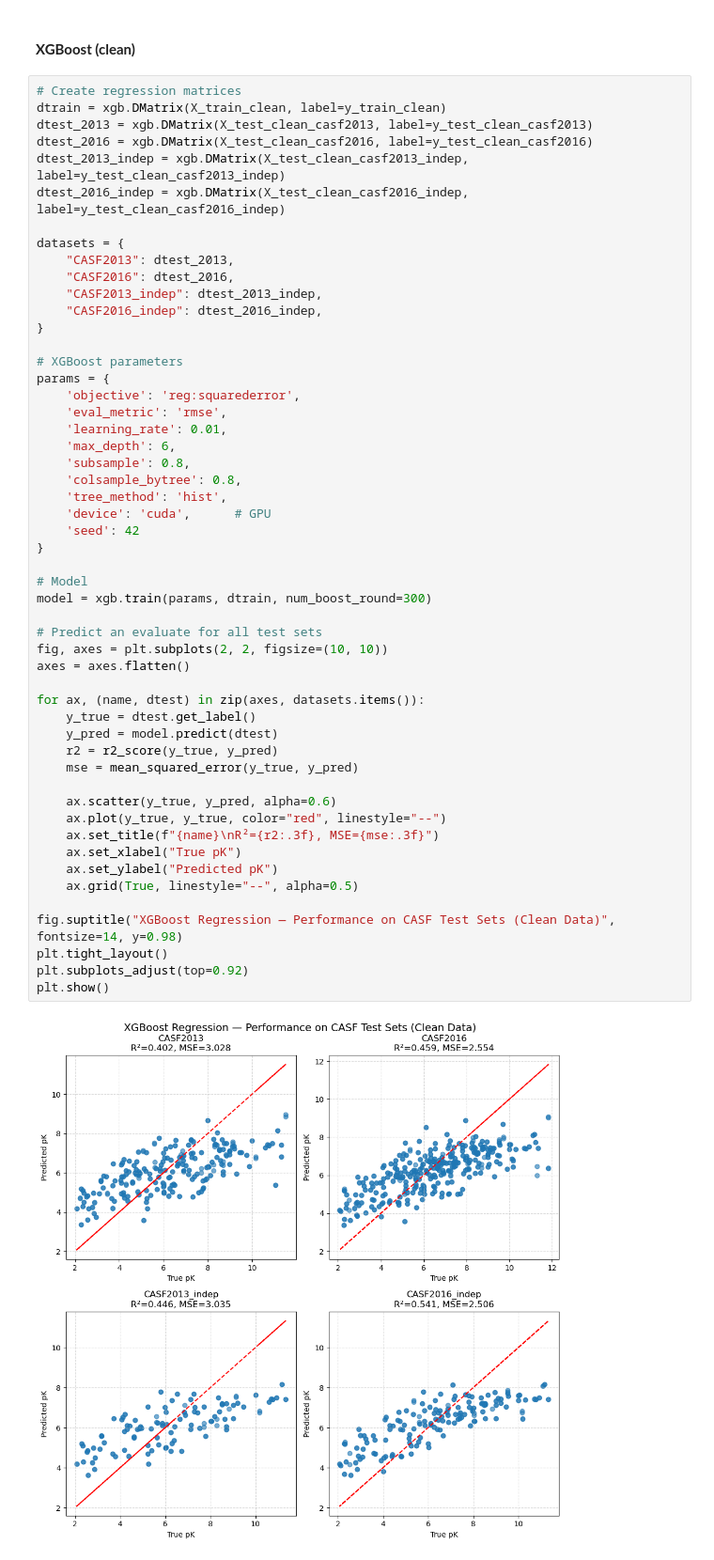
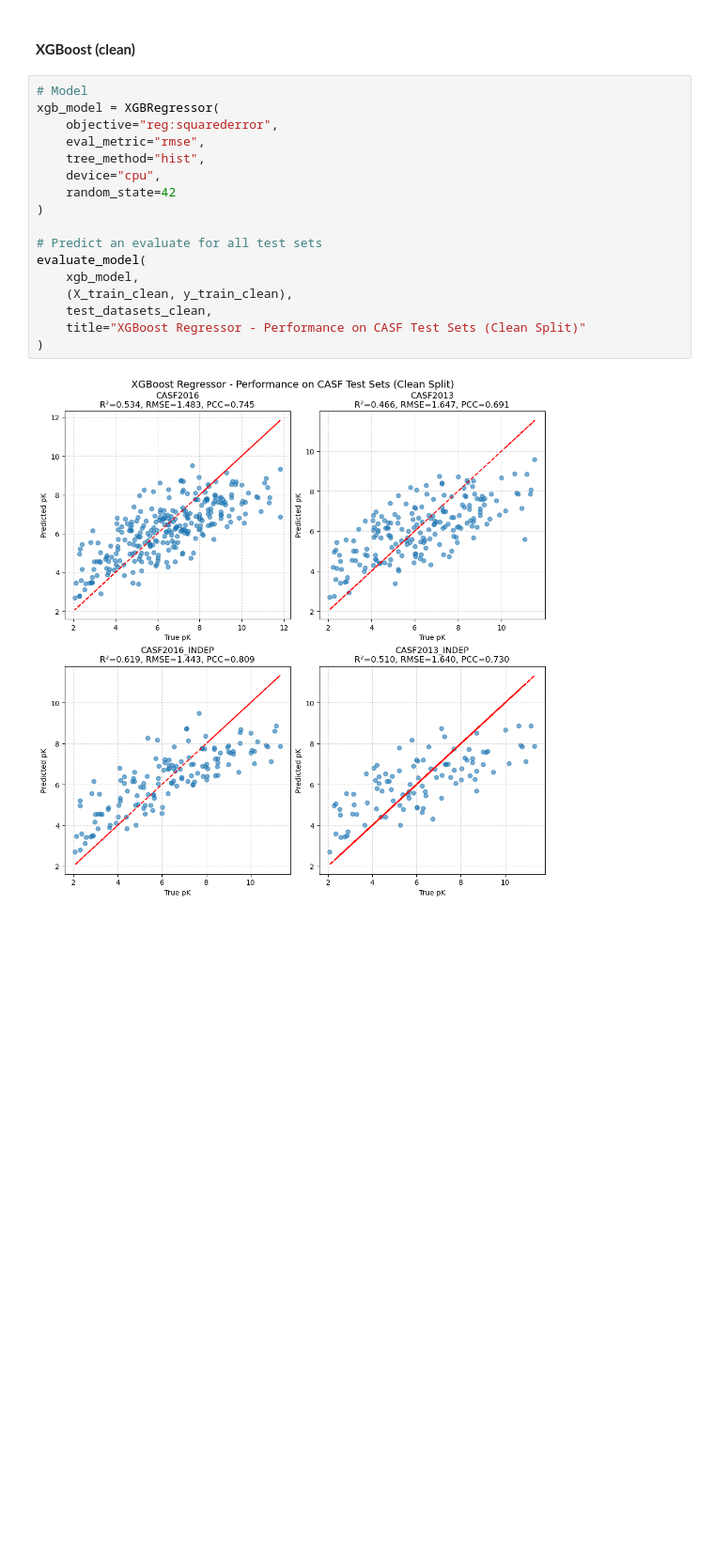
Before and after one commit to ravi99-glitch/protein-ligand-affinity-prediction, a Jupyter notebook: CASF_ML.ipynb, the cells around one changed output. Shown at 94% size. Drawn from its saved outputs; the diff is of its cells as text; blank space fills up the shorter version.

```diff
--- a/CASF_ML.ipynb
+++ b/CASF_ML.ipynb
@@ -697,56 +844,21 @@ plt.show()
 # %% [markdown]
 #### **XGBoost (clean)**
 # %%
-# Create regression matrices
-dtrain = xgb.DMatrix(X_train_clean, label=y_train_clean)
-dtest_2013 = xgb.DMatrix(X_test_clean_casf2013, label=y_test_clean_casf2013)
-dtest_2016 = xgb.DMatrix(X_test_clean_casf2016, label=y_test_clean_casf2016)
-dtest_2013_indep = xgb.DMatrix(X_test_clean_casf2013_indep, label=y_test_clean_casf2013_indep)
-dtest_2016_indep = xgb.DMatrix(X_test_clean_casf2016_indep, label=y_test_clean_casf2016_indep)
-
-datasets = {
-    "CASF2013": dtest_2013,
-    "CASF2016": dtest_2016,
-    "CASF2013_indep": dtest_2013_indep,
-    "CASF2016_indep": dtest_2016_indep,
-}
-
-# XGBoost parameters
-params = {
-    'objective': 'reg:squarederror',
-    'eval_metric': 'rmse',
-    'learning_rate': 0.01,
-    'max_depth': 6,
-    'subsample': 0.8,
-    'colsample_bytree': 0.8,
-    'tree_method': 'hist',
-    'device': 'cuda',      # GPU
-    'seed': 42
-}
-
 # Model
-model = xgb.train(params, dtrain, num_boost_round=300)
+xgb_model = XGBRegressor(
+    objective="reg:squarederror",
+    eval_metric="rmse",
+    tree_method="hist",
+    device="cpu",
+    random_state=42
+)
 
 # Predict an evaluate for all test sets
-fig, axes = plt.subplots(2, 2, figsize=(10, 10))
-axes = axes.flatten()
-
-for ax, (name, dtest) in zip(axes, datasets.items()):
-    y_true = dtest.get_label()
-    y_pred = model.predict(dtest)
-    r2 = r2_score(y_true, y_pred)
-    mse = mean_squared_error(y_true, y_pred)
-
-    ax.scatter(y_true, y_pred, alpha=0.6)
-    ax.plot(y_true, y_true, color="red", linestyle="--")
-    ax.set_title(f"{name}\nR²={r2:.3f}, MSE={mse:.3f}")
-    ax.set_xlabel("True pK")
-    ax.set_ylabel("Predicted pK")
-    ax.grid(True, linestyle="--", alpha=0.5)
-
-fig.suptitle("XGBoost Regression — Performance on CASF Test Sets (Clean Data)", fontsize=14, y=0.98)
-plt.tight_layout()
-plt.subplots_adjust(top=0.92)
-plt.show()
+evaluate_model(
+    xgb_model,
+    (X_train_clean, y_train_clean),
+    test_datasets_clean,
+    title="XGBoost Regressor - Performance on CASF Test Sets (Clean Split)"
+)
 # %% [output]
-[figure, old version]
+[figure, new version]
```
Also changed, not shown: parts of 32 cells of this notebook, 1 other file.
